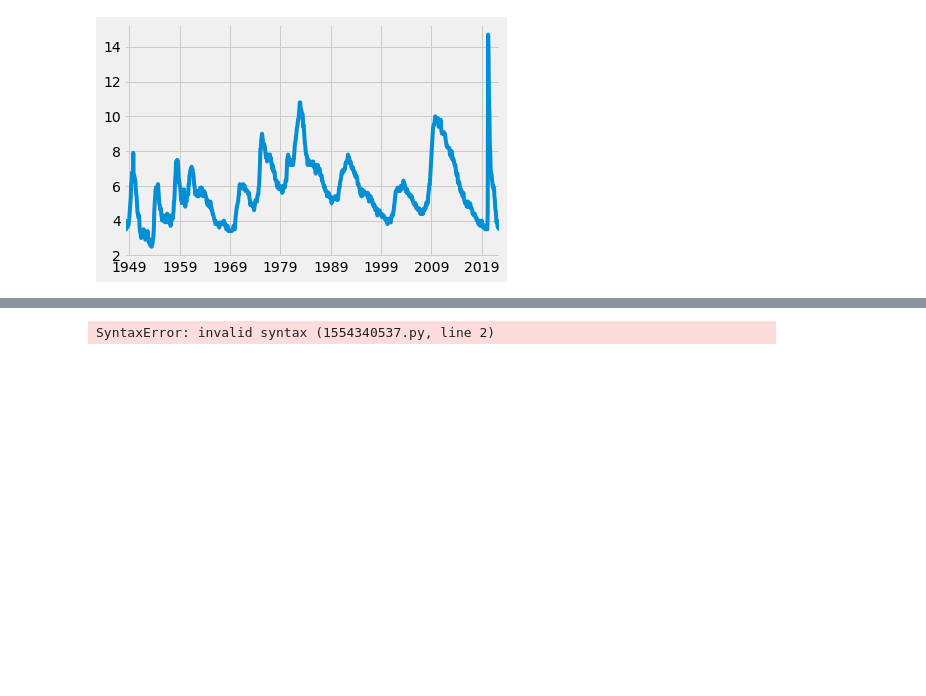
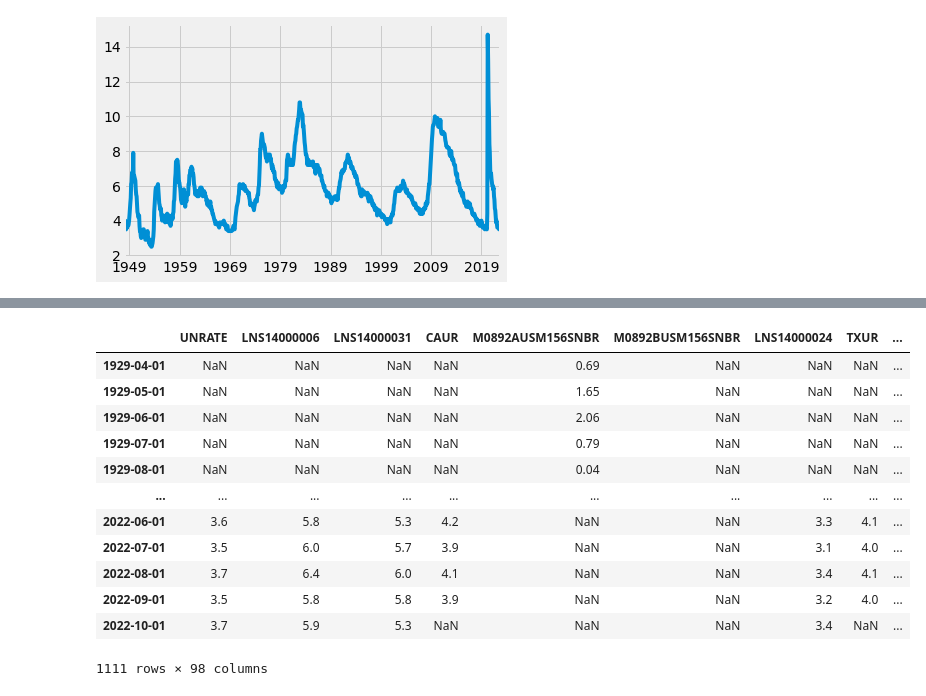
Before and after one commit to lincolnmuriithi11/Stock_Analysis-, a Jupyter notebook: Financial Analysis/fed_res_economic_data.ipynb, the cells around one changed output, grey strips where cells are left out. Cells and saved outputs as stored; diff of their text form; code cells hidden in the pictures; blank space fills up the shorter version.

```diff
--- a/Financial Analysis/fed_res_economic_data.ipynb
+++ b/Financial Analysis/fed_res_economic_data.ipynb
@@ -110,8 +110,20 @@ for myid in unemp_df.index:
     results = fred.get_series(myid)
     results = results.to_frame(name = myid)
     all_results.append(results)
+uemp_result = pd.concat(all_results, axis = 1)
 # %%
-# dropping none state data
-pd.concat(all_results, axis = 1).drop(["M0892BUSM156SNBR"], axis = 1)
+uemp_result
 # %% [output]
+|  | UNRATE | LNS14000006 | LNS14000031 | CAUR | M0892AUSM156SNBR | M0892BUSM156SNBR | LNS14000024 | TXUR | ... |
+| 1929-04-01 | NaN | NaN | NaN | NaN | 0.69 | NaN | NaN | NaN | ... |
+| 1929-05-01 | NaN | NaN | NaN | NaN | 1.65 | NaN | NaN | NaN | ... |
+| 1929-06-01 | NaN | NaN | NaN | NaN | 2.06 | NaN | NaN | NaN | ... |
+| 1929-07-01 | NaN | NaN | NaN | NaN | 0.79 | NaN | NaN | NaN | ... |
+| 1929-08-01 | NaN | NaN | NaN | NaN | 0.04 | NaN | NaN | NaN | ... |
+| ... | ... | ... | ... | ... | ... | ... | ... | ... | ... |
+| 2022-06-01 | 3.6 | 5.8 | 5.3 | 4.2 | NaN | NaN | 3.3 | 4.1 | ... |
+| 2022-07-01 | 3.5 | 6.0 | 5.7 | 3.9 | NaN | NaN | 3.1 | 4.0 | ... |
+| 2022-08-01 | 3.7 | 6.4 | 6.0 | 4.1 | NaN | NaN | 3.4 | 4.1 | ... |
+| 2022-09-01 | 3.5 | 5.8 | 5.8 | 3.9 | NaN | NaN | 3.2 | 4.0 | ... |
+| 2022-10-01 | 3.7 | 5.9 | 5.3 | NaN | NaN | NaN | 3.4 | NaN | ... |
-SyntaxError: invalid syntax (1554340537.py, line 2)
+1111 rows × 98 columns
```
Also changed, not shown: parts of 3 cells of this notebook.
